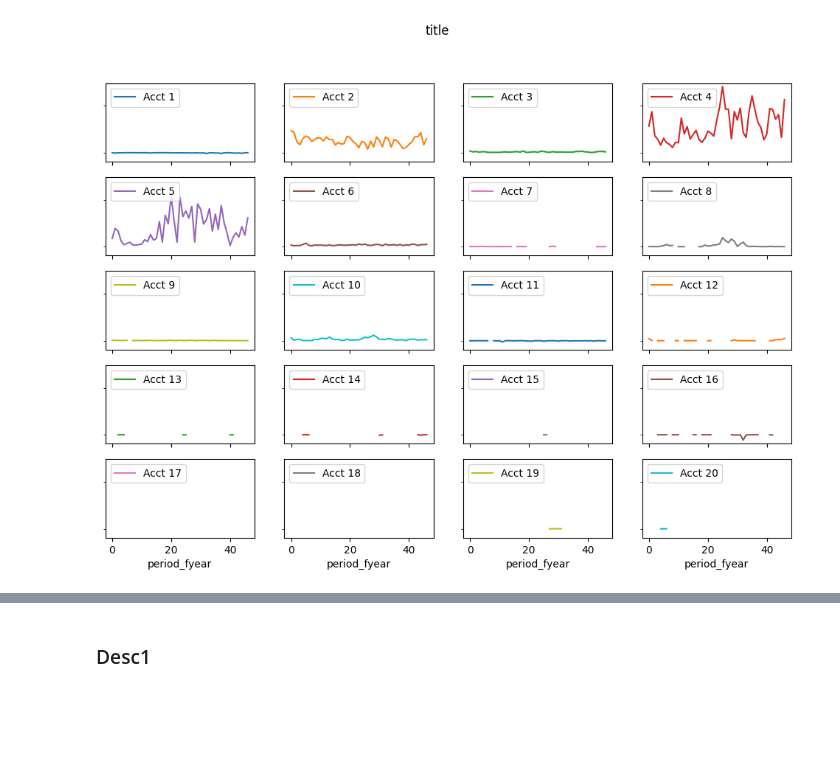
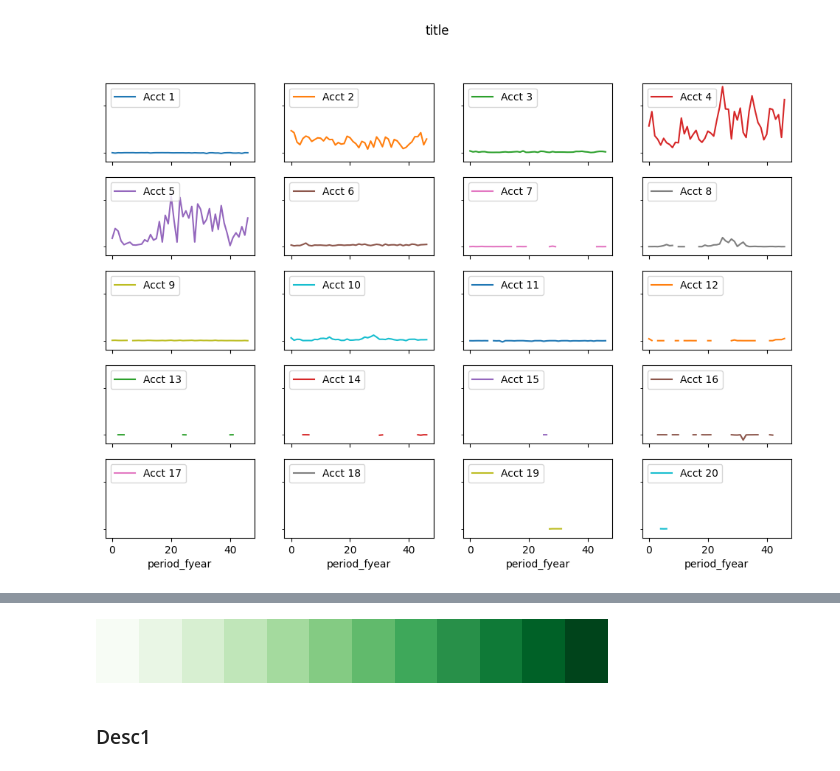
Before and after one commit to lelandjmurrin/Acquisition_Due_Dilligence_Capstone_Project, a Jupyter notebook: GeneralLedgerTxns_EDA.ipynb, the cells around one changed output, grey strips where cells are left out. Saved outputs shown, nothing was run; the diff lists cells and outputs as text; code cells hidden in the pictures; blank space fills up the shorter version.

```diff
--- a/GeneralLedgerTxns_EDA.ipynb
+++ b/GeneralLedgerTxns_EDA.ipynb
@@ -949,3 +953,7 @@ for ax in axs.ravel():
+# %%
+plt.get_cmap("Greens", 12)
+# %% [output]
+[figure, added]
 # %% [markdown]
 ### Desc1
 # %%
```
Also changed, not shown: parts of 13 cells of this notebook, 2 other files.
